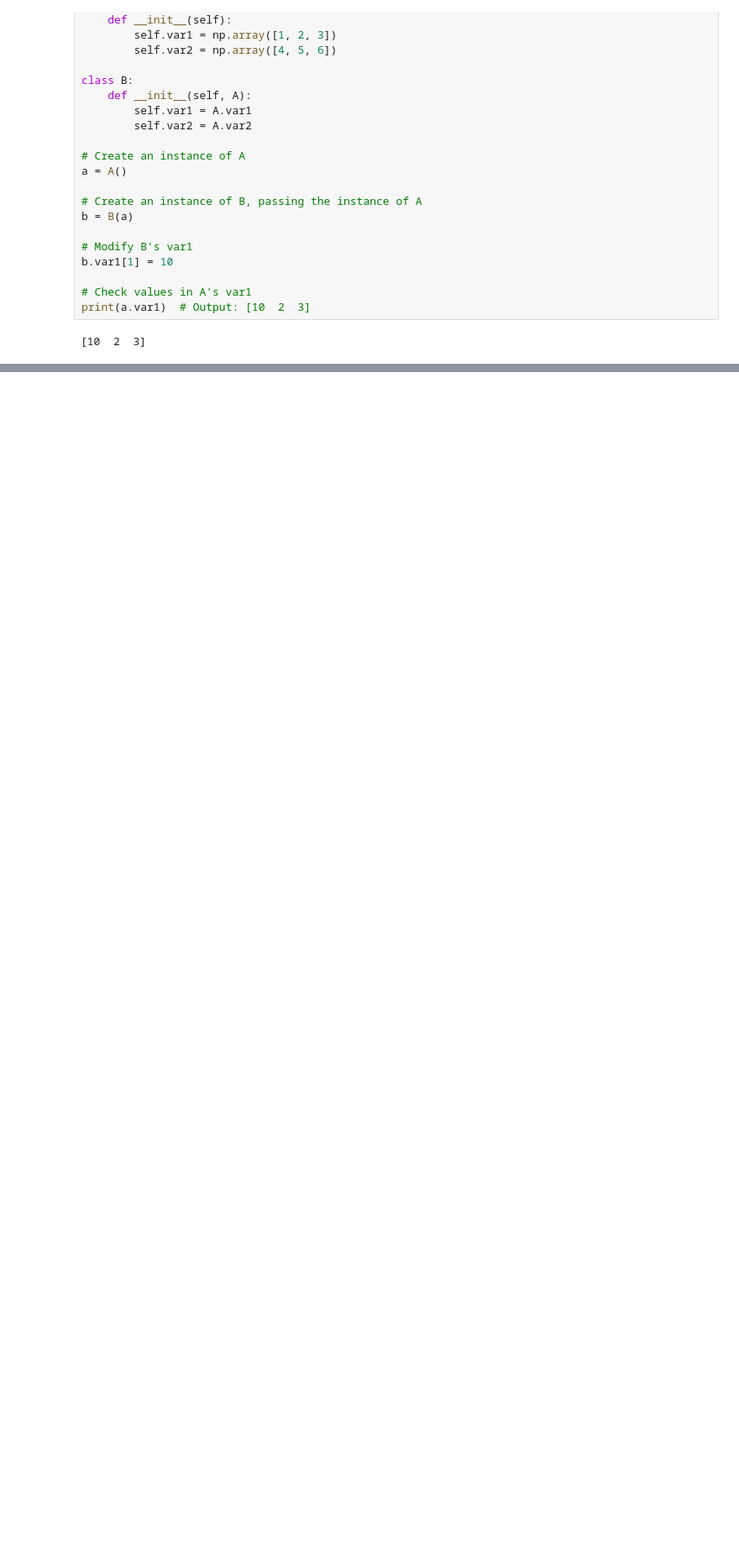
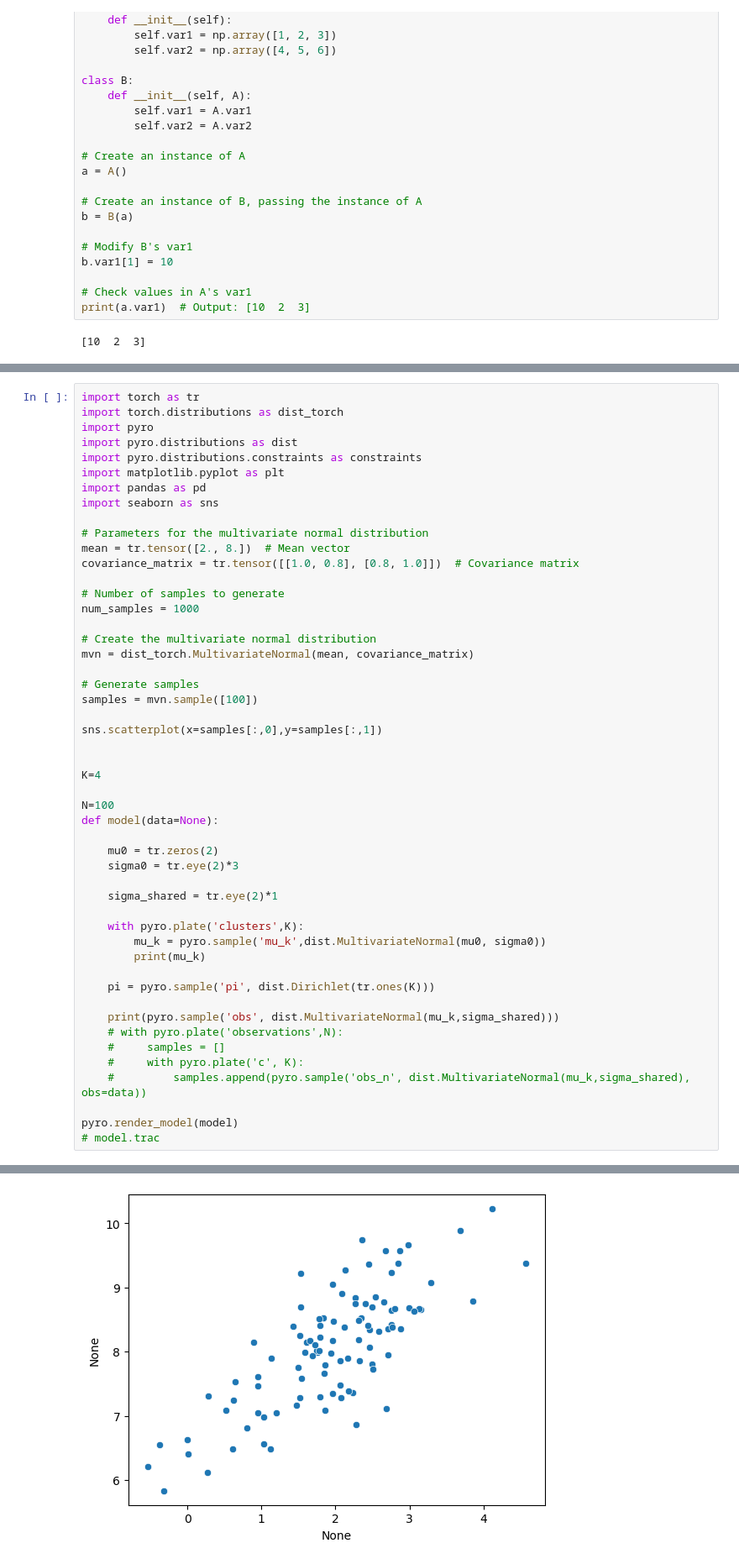
Before and after one commit to SIHranova/DPAgent, a Jupyter notebook: DP_infinite_mixture_model/rand.ipynb, the cells around one changed output, grey strips where cells are left out. Shown at 84% size. Cells and saved outputs as stored; diff of their text form; blank space fills up the shorter version.

```diff
--- a/rand.ipynb
+++ b/DP_infinite_mixture_model/rand.ipynb
@@ -501,0 +504,51 @@ print(a.var1)  # Output: [10  2  3]
+# %%
+import torch as tr
+import torch.distributions as dist_torch
+import pyro
+import pyro.distributions as dist
+import pyro.distributions.constraints as constraints
+import matplotlib.pyplot as plt
+import pandas as pd
+import seaborn as sns
+
+# Parameters for the multivariate normal distribution
+mean = tr.tensor([2., 8.])  # Mean vector
+covariance_matrix = tr.tensor([[1.0, 0.8], [0.8, 1.0]])  # Covariance matrix
+
+# Number of samples to generate
+num_samples = 1000
+
+# Create the multivariate normal distribution
+mvn = dist_torch.MultivariateNormal(mean, covariance_matrix)
+
+# Generate samples
+samples = mvn.sample([100])
+
+sns.scatterplot(x=samples[:,0],y=samples[:,1])
+
+
+K=4
+
+N=100
+def model(data=None):
+
+    mu0 = tr.zeros(2)
+    sigma0 = tr.eye(2)*3
+
+    sigma_shared = tr.eye(2)*1
+
+    with pyro.plate('clusters',K):
+        mu_k = pyro.sample('mu_k',dist.MultivariateNormal(mu0, sigma0))
+        print(mu_k)
+
+    pi = pyro.sample('pi', dist.Dirichlet(tr.ones(K)))
+
+    print(pyro.sample('obs', dist.MultivariateNormal(mu_k,sigma_shared)))
+    # with pyro.plate('observations',N):
+    #     samples = []
+    #     with pyro.plate('c', K):
+    #         samples.append(pyro.sample('obs_n', dist.MultivariateNormal(mu_k,sigma_shared), obs=data))
+
+pyro.render_model(model)
+# model.trac
+# %% [output]
@@ -501,0 +570 @@ print(a.var1)  # Output: [10  2  3]
+[figure, added]
```
Also changed, not shown: parts of 4 cells of this notebook, 16 other files.
